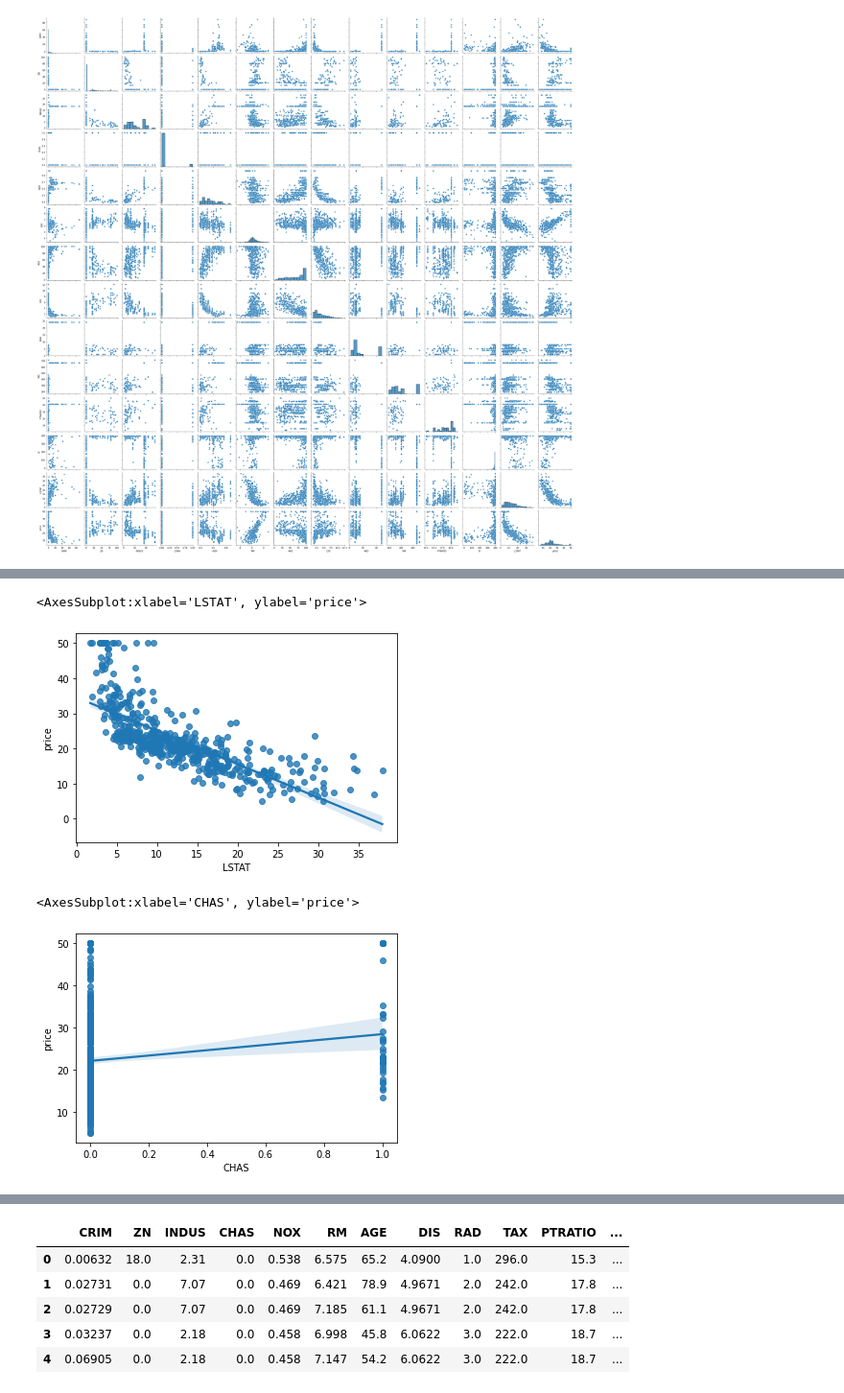
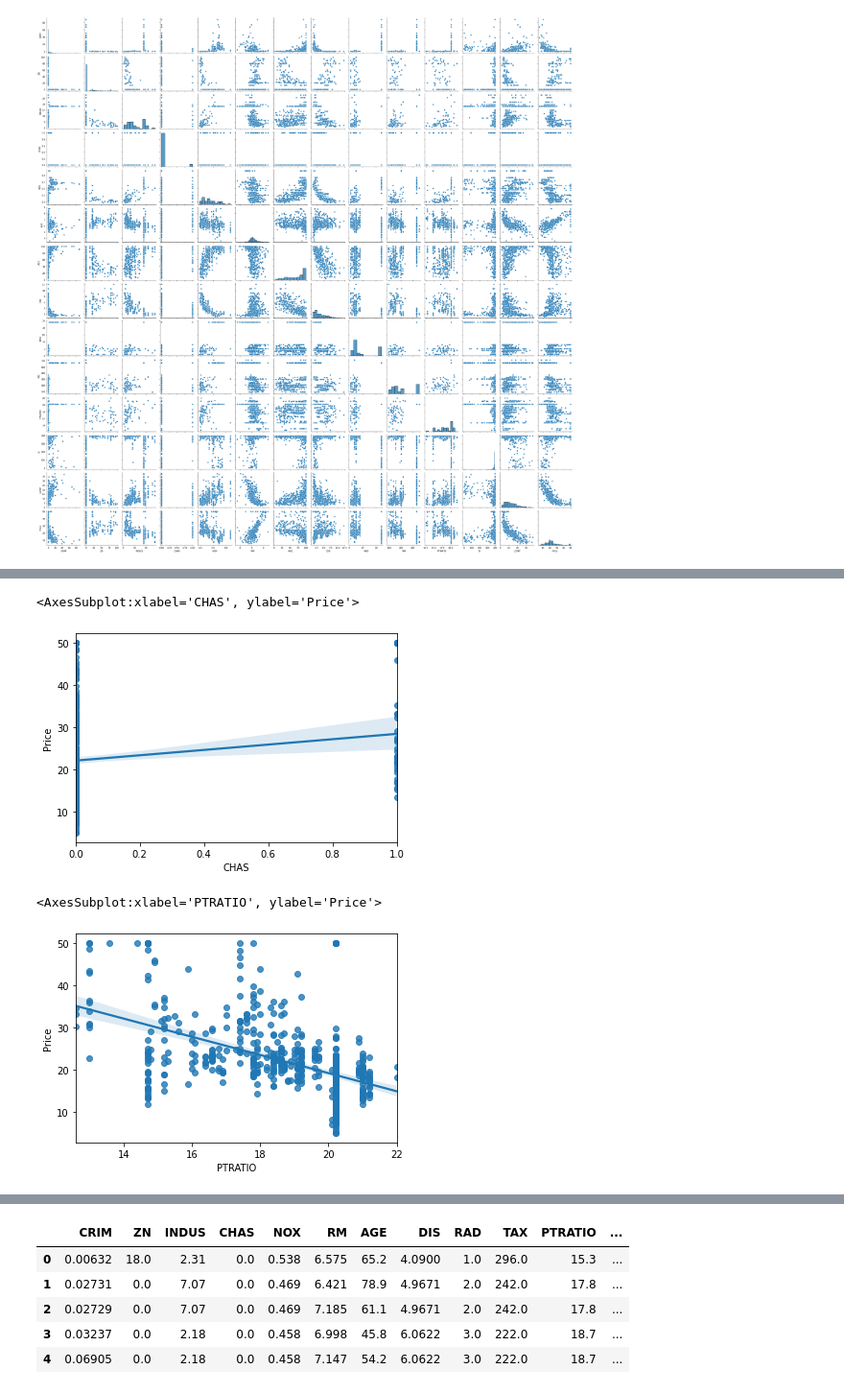
Before and after one commit to S4sunny023/bostonhousepricing, a Jupyter notebook: Linear Regression ML Implementation.ipynb, the cells around one changed output, grey strips where cells are left out. Shown at 96% size. Cells and saved outputs as stored; diff of their text form; code cells hidden in the pictures.

```diff
--- a/Linear Regression ML Implementation.ipynb
+++ b/Linear Regression ML Implementation.ipynb
@@ -78,7 +101,7 @@ dataset.head()
 | 3 | 0.03237 | 0.0 | 2.18 | 0.0 | 0.458 | 6.998 | 45.8 | 6.0622 | 3.0 | 222.0 | 18.7 | ... |
 | 4 | 0.06905 | 0.0 | 2.18 | 0.0 | 0.458 | 7.147 | 54.2 | 6.0622 | 3.0 | 222.0 | 18.7 | ... |
 # %%
-dataset['price']=boston.target
+dataset['Price']=boston.target
 # %%
 dataset.head()
 # %% [output]
@@ -188,10 +237,10 @@ sns.regplot(x= "RM",y="price",data=dataset)
 # %%
-sns.regplot(x= "LSTAT",y="price",data=dataset)
+sns.regplot(x="CHAS",y="Price",data=dataset)
 # %% [output]
-<AxesSubplot:xlabel='LSTAT', ylabel='price'>
+<AxesSubplot:xlabel='CHAS', ylabel='Price'>
-[figure, old version]
+[figure, new version]
 # %%
-sns.regplot(x= "CHAS",y="price",data=dataset)
+sns.regplot(x="PTRATIO",y="Price",data=dataset)
 # %% [output]
-<AxesSubplot:xlabel='CHAS', ylabel='price'>
+<AxesSubplot:xlabel='PTRATIO', ylabel='Price'>
-[figure, old version]
+[figure, new version]
```
Also changed, not shown: parts of 63 cells of this notebook, 6 other files.
